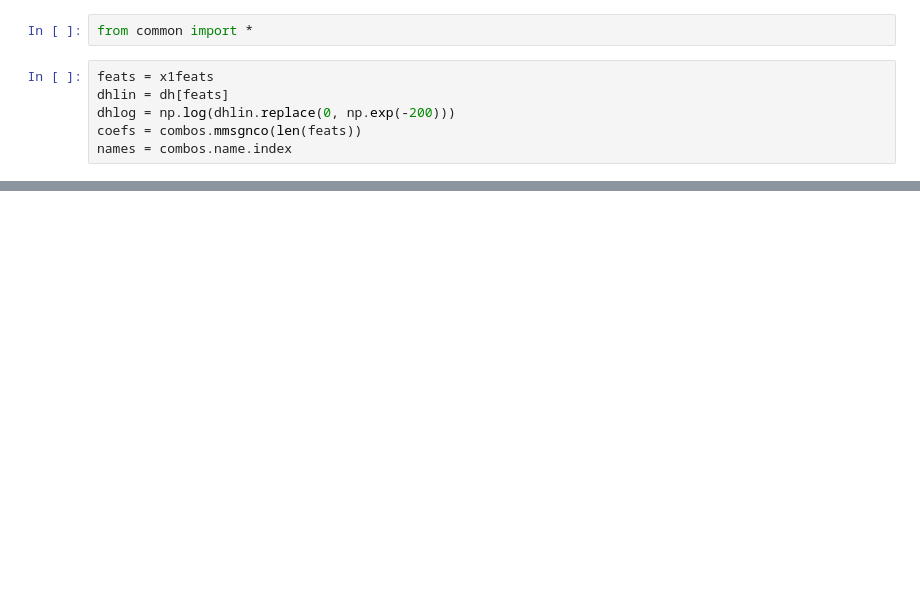
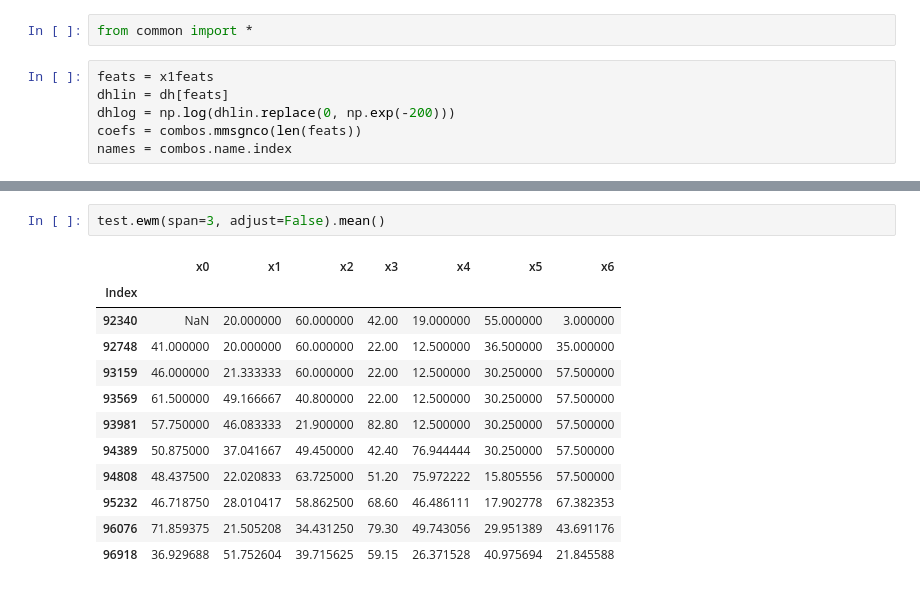
Before and after one commit to yumichael/g-research-ffc2018, a Jupyter notebook: models/features.ipynb, the cells around one changed output, grey strips where cells are left out. Drawn from its saved outputs; the diff is of its cells as text; blank space fills up the shorter version.

```diff
--- a/models/features.ipynb
+++ b/models/features.ipynb
@@ -145,0 +78,15 @@ test.ewm(span=2, adjust=False).mean()
+# %%
+test.ewm(span=3, adjust=False).mean()
+# %% [output]
+|  | x0 | x1 | x2 | x3 | x4 | x5 | x6 |
+| Index |  |  |  |  |  |  |  |
+| 92340 | NaN | 20.000000 | 60.000000 | 42.00 | 19.000000 | 55.000000 | 3.000000 |
+| 92748 | 41.000000 | 20.000000 | 60.000000 | 22.00 | 12.500000 | 36.500000 | 35.000000 |
+| 93159 | 46.000000 | 21.333333 | 60.000000 | 22.00 | 12.500000 | 30.250000 | 57.500000 |
+| 93569 | 61.500000 | 49.166667 | 40.800000 | 22.00 | 12.500000 | 30.250000 | 57.500000 |
+| 93981 | 57.750000 | 46.083333 | 21.900000 | 82.80 | 12.500000 | 30.250000 | 57.500000 |
+| 94389 | 50.875000 | 37.041667 | 49.450000 | 42.40 | 76.944444 | 30.250000 | 57.500000 |
+| 94808 | 48.437500 | 22.020833 | 63.725000 | 51.20 | 75.972222 | 15.805556 | 57.500000 |
+| 95232 | 46.718750 | 28.010417 | 58.862500 | 68.60 | 46.486111 | 17.902778 | 67.382353 |
+| 96076 | 71.859375 | 21.505208 | 34.431250 | 79.30 | 49.743056 | 29.951389 | 43.691176 |
+| 96918 | 36.929688 | 51.752604 | 39.715625 | 59.15 | 26.371528 | 40.975694 | 21.845588 |
```
Also changed, not shown: parts of 10 cells of this notebook, 1 other file.
